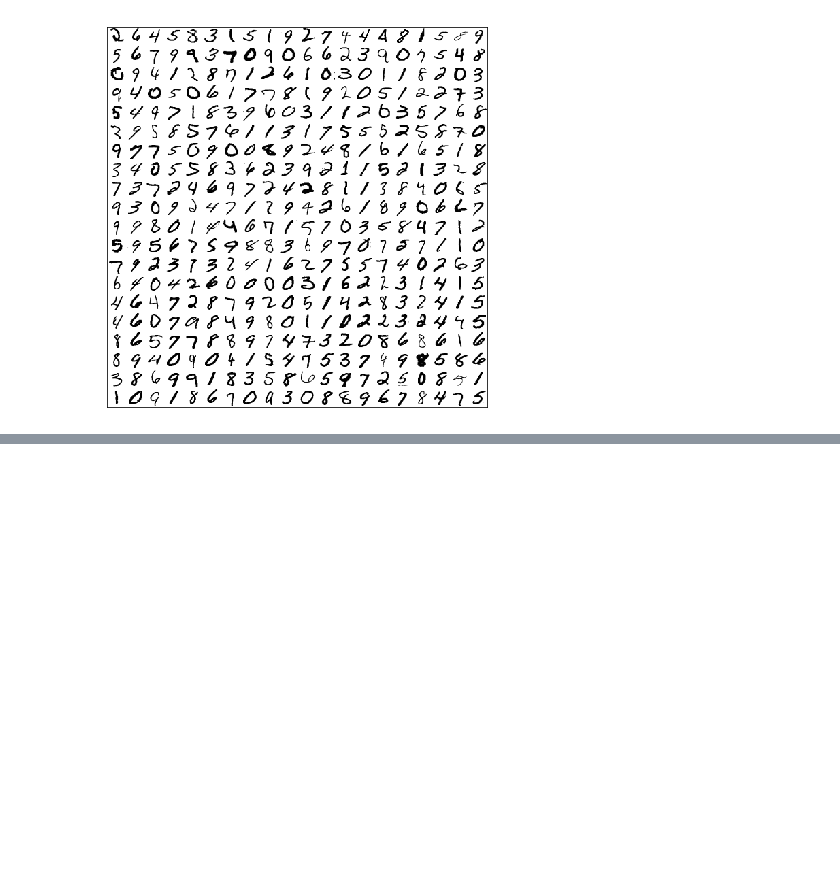
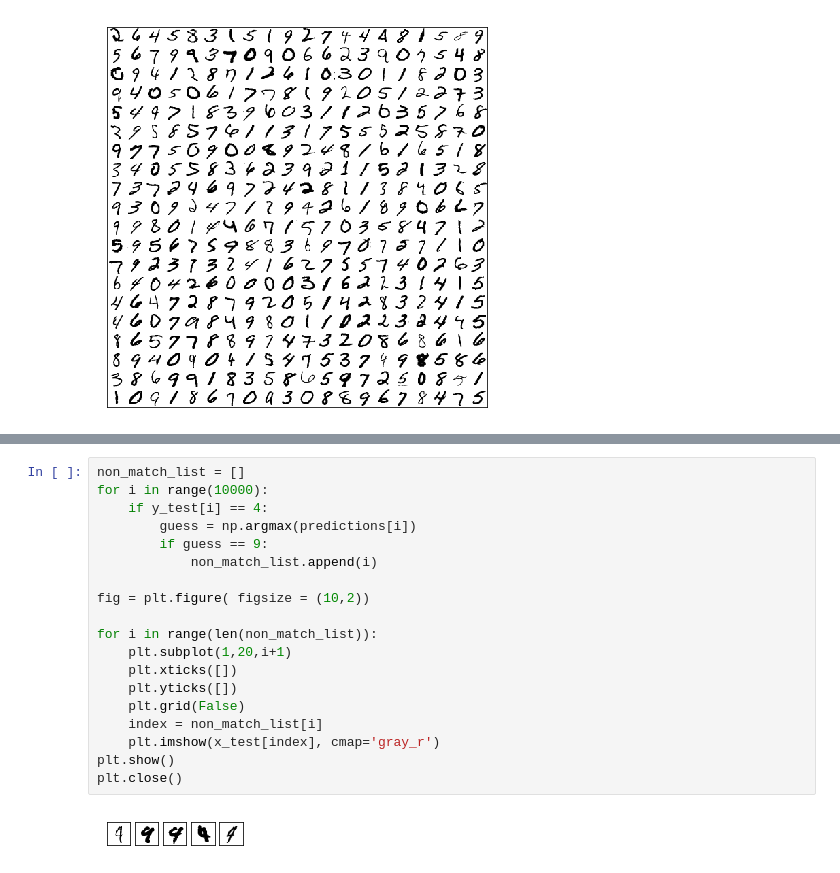
Before and after one commit to sspak9/jup, a Jupyter notebook: keras/keras_cnn.ipynb, the cells around one changed output, grey strips where cells are left out. Drawn from its saved outputs; the diff is of its cells as text; blank space fills up the shorter version.

```diff
--- a/keras/keras_cnn.ipynb
+++ b/keras/keras_cnn.ipynb
@@ -288,0 +345,21 @@ plt.close()
+# %%
+non_match_list = []
+for i in range(10000):
+    if y_test[i] == 4:
+        guess = np.argmax(predictions[i])
+        if guess == 9:
+            non_match_list.append(i)
+
+fig = plt.figure( figsize = (10,2))
+
+for i in range(len(non_match_list)):
+    plt.subplot(1,20,i+1)
+    plt.xticks([])
+    plt.yticks([])
+    plt.grid(False)
+    index = non_match_list[i]
+    plt.imshow(x_test[index], cmap='gray_r')
+plt.show()
+plt.close()
+# %% [output]
+[figure, added]
```
Also changed, not shown: parts of 6 cells of this notebook, 1 other file.
